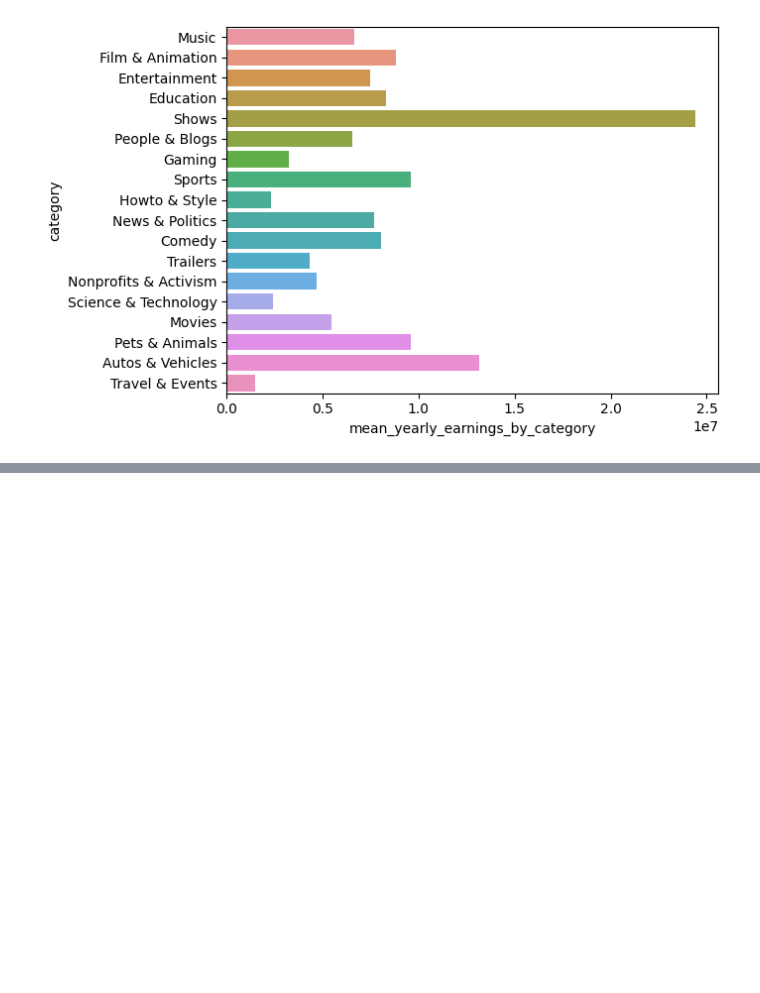
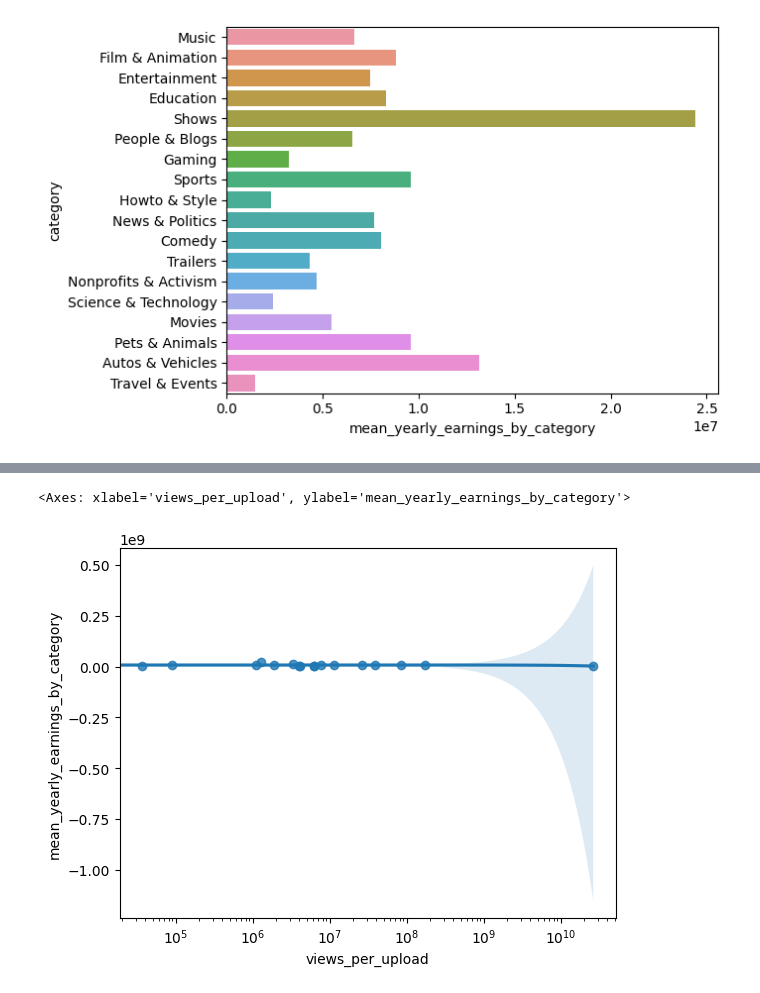
Before and after one commit to Kowallskiy/Seaborn_Visualization, a Jupyter notebook: Seaborn Visualization.ipynb, the cells around one changed output, grey strips where cells are left out. Saved outputs shown, nothing was run; the diff lists cells and outputs as text; code cells hidden in the pictures; blank space fills up the shorter version.

Commit message:
added a few more plots

```diff
--- a/Seaborn Visualization.ipynb
+++ b/Seaborn Visualization.ipynb
@@ -119,0 +134,8 @@ sns.barplot(data=unique, x = "mean_yearly_earnings_by_category", y="category")
+# %%
+youtube_data["views_per_upload"] = youtube_data["video views"] / youtube_data["uploads"]
+youtube_data["mean_yearly_earnings_by_category"] = unique["mean_yearly_earnings_by_category"]
+plt.xscale("log")
+sns.regplot(x="views_per_upload", y="mean_yearly_earnings_by_category", data = youtube_data)
+# %% [output]
+<Axes: xlabel='views_per_upload', ylabel='mean_yearly_earnings_by_category'>
+[figure, added]
```
Also changed, not shown: parts of 1 cell of this notebook.
